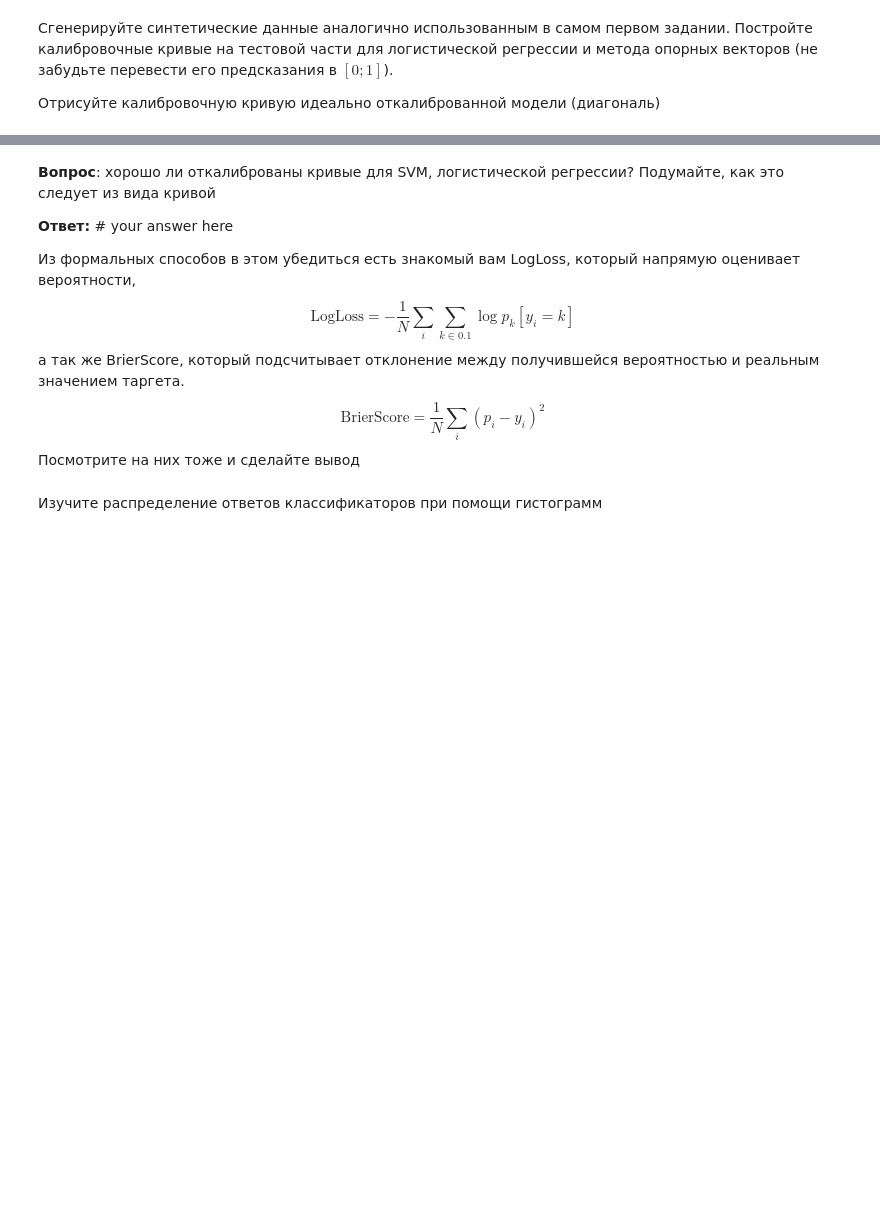
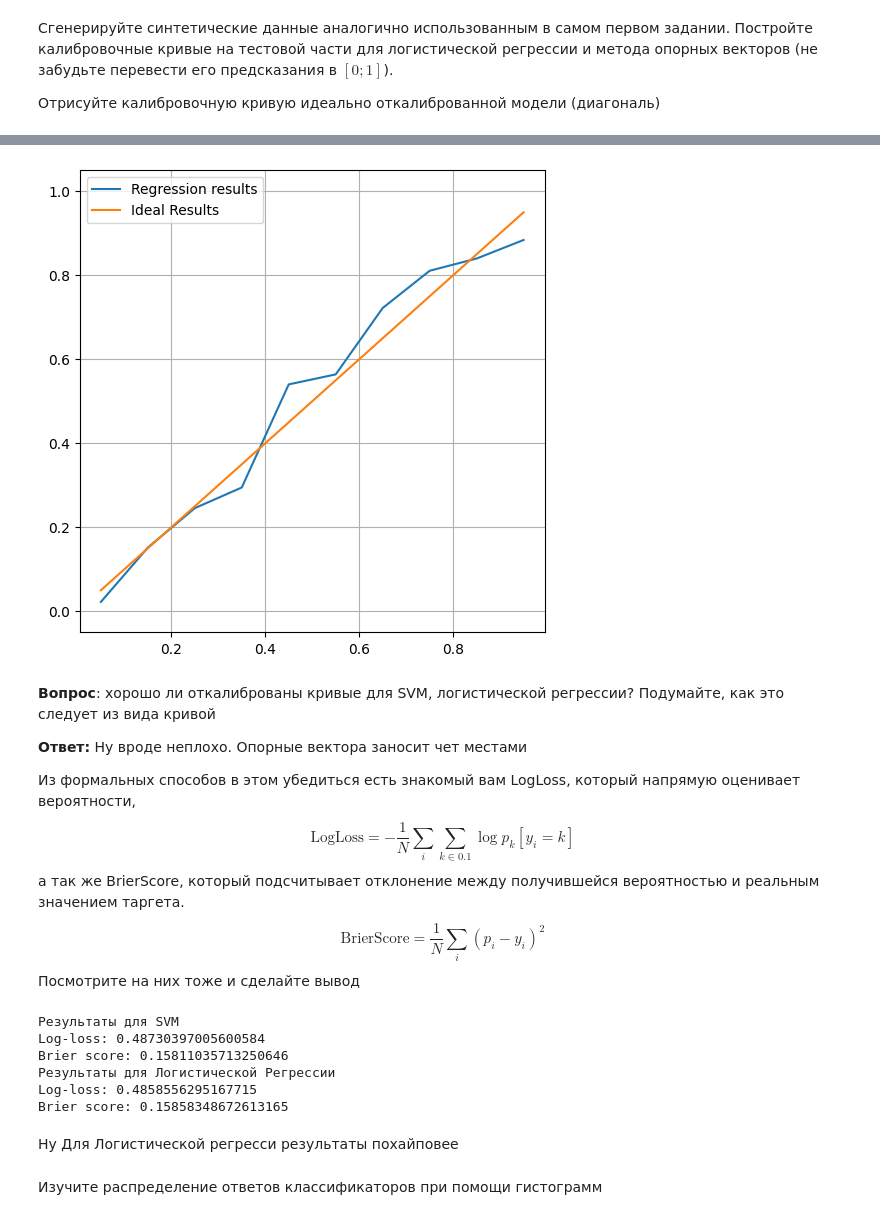
Before and after one commit to AndreiPolischuk/ML_HOMEWORKS, a Jupyter notebook: HW4/homework_practice_04_linclass-PolischukAndrei.ipynb, the cells around one changed output, grey strips where cells are left out. Saved outputs shown, nothing was run; the diff lists cells and outputs as text; code cells hidden in the pictures; blank space fills up the shorter version.

```diff
--- a/HW4/homework_practice_04_linclass-PolischukAndrei.ipynb
+++ b/HW4/homework_practice_04_linclass-PolischukAndrei.ipynb
@@ -488,7 +482,23 @@ plot_calibration_curve(y_test, (y_pred))
+# %%
+X, y = make_classification(
+    n_samples=10000, n_features=10, n_informative=5, n_redundant=5, random_state=42
+)
+
+X_train, X_test, y_train, y_test = train_test_split(X, y, test_size=0.3, random_state=42)
+
+model = SVC(kernel='linear', probability=True)
+model.fit(X_train, y_train)
+
+
+plot_calibration_curve(y_test, model.predict_proba(X_test)[:,1])
+# %% [output]
+[figure, added]
 # %% [markdown]
 **Вопрос**: хорошо ли откалиброваны кривые для SVM, логистической регрессии? Подумайте, как это следует из вида кривой
 
-**Ответ:** # your answer here
+**Ответ:** Ну вроде неплохо. Опорные вектора заносит чет местами
+
+
 
 Из формальных способов в этом убедиться есть знакомый вам LogLoss, который напрямую оценивает вероятности,
 $$\text{LogLoss} = -\frac{1}{N}\sum_{i} \sum_{k \in {0. 1}}\log p_k[y_i = k]$$
@@ -500,2 +517,38 @@ $$\text{BrierScore} = \frac{1}{N}\sum_{i} (p_i - y_i)^2$$
+# %%
+print('Результаты для SVM')
+X, y = make_classification(
+    n_samples=10000, n_features=10, n_informative=5, n_redundant=5, random_state=42
+)
+
+X_train, X_test, y_train, y_test = train_test_split(X, y, test_size=0.3, random_state=42)
+
+model_svc = SVC(kernel='linear', probability=True)
+model_svc.fit(X_train, y_train)
+
+
+DisplayLogLoss_BrierScore(y_test, model_svc.predict_proba(X_test)[:,1])
+
+print("Результаты для Логистической Регрессии")
+
+X, y = make_classification(
+    n_samples=10000, n_features=10, n_informative=5, n_redundant=5, random_state=42
+)
+
+X_train, X_test, y_train, y_test = train_test_split(X, y, test_size=0.3, random_state=42)
+
+model = LogisticRegression()
+model.fit(X_train, y_train)
+
+
+DisplayLogLoss_BrierScore(y_test, model.predict_proba(X_test)[:,1])
+# %% [output]
+Результаты для SVM
+Log-loss: 0.48730397005600584
+Brier score: 0.15811035713250646
+Результаты для Логистической Регрессии
+Log-loss: 0.4858556295167715
+Brier score: 0.15858348672613165
+# %% [markdown]
+Ну Для Логистической регресси результаты похайповее
 # %% [markdown]
 Изучите распределение ответов классификаторов при помощи гистограмм
```
Also changed, not shown: parts of 15 cells of this notebook.
